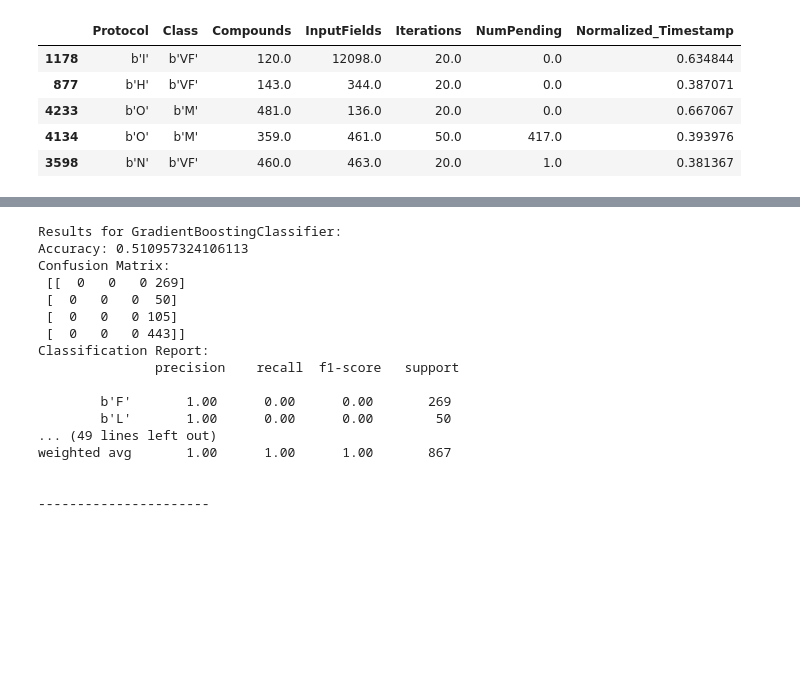
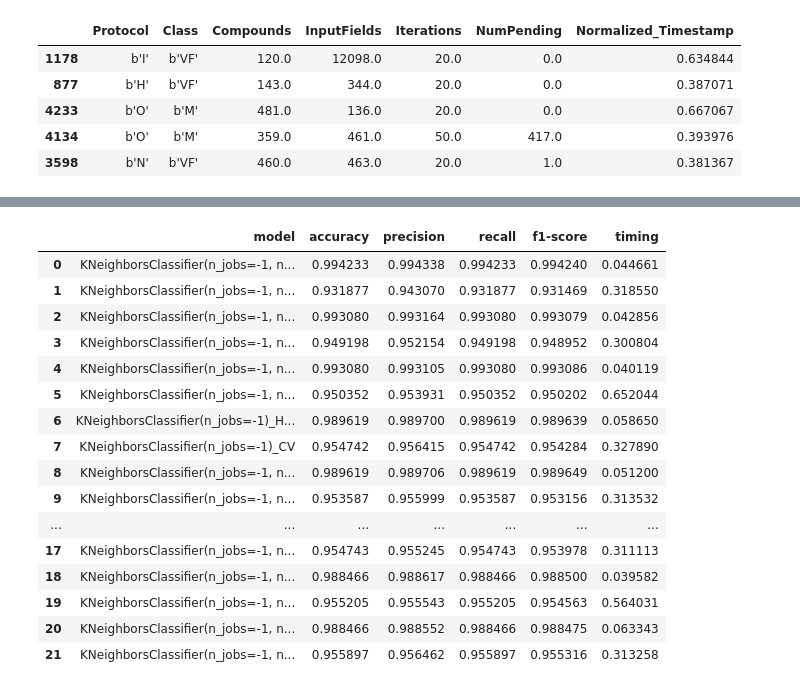
Before and after one commit to RabDou44/MachineLearning2024W, a Jupyter notebook: ass1/hpc_modelling.ipynb, the cells around one changed output, grey strips where cells are left out. Saved outputs shown, nothing was run; the diff lists cells and outputs as text; code cells hidden in the pictures; blank space fills up the shorter version.

```diff
--- a/ass1/hpc_modelling.ipynb
+++ b/ass1/hpc_modelling.ipynb
@@ -76,27 +70,23 @@ weighted avg       1.00      1.00      1.00       867
 # %%
-gradient_boosting_classifiers = [
-    GradientBoostingClassifier(n_estimators=1, random_state=42),
-    GradientBoostingClassifier(n_estimators=2, random_state=42),
-    GradientBoostingClassifier(n_estimators=3, random_state=42),
-]
-
-run_classifiers(gradient_boosting_classifiers)
+classifierKneighbors = [ KNeighborsClassifier(n_jobs=-1, n_neighbors=k) for k in range(2, 13)]
+resultsKNeighbors = evaluate_models(data, feature_structure, classifierKneighbors)
+resultsKNeighbors
 # %% [output]
-Results for GradientBoostingClassifier:
-Accuracy: 0.510957324106113
-Confusion Matrix:
- [[  0   0   0 269]
- [  0   0   0  50]
- [  0   0   0 105]
- [  0   0   0 443]]
-Classification Report:
-               precision    recall  f1-score   support
-
-        b'F'       1.00      0.00      0.00       269
-        b'L'       1.00      0.00      0.00        50
-... (49 lines left out)
-weighted avg       1.00      1.00      1.00       867
-
-
-----------------------
+|  | model | accuracy | precision | recall | f1-score | timing |
+| 0 | KNeighborsClassifier(n_jobs=-1, n... | 0.994233 | 0.994338 | 0.994233 | 0.994240 | 0.044661 |
+| 1 | KNeighborsClassifier(n_jobs=-1, n... | 0.931877 | 0.943070 | 0.931877 | 0.931469 | 0.318550 |
+| 2 | KNeighborsClassifier(n_jobs=-1, n... | 0.993080 | 0.993164 | 0.993080 | 0.993079 | 0.042856 |
+| 3 | KNeighborsClassifier(n_jobs=-1, n... | 0.949198 | 0.952154 | 0.949198 | 0.948952 | 0.300804 |
+| 4 | KNeighborsClassifier(n_jobs=-1, n... | 0.993080 | 0.993105 | 0.993080 | 0.993086 | 0.040119 |
+| 5 | KNeighborsClassifier(n_jobs=-1, n... | 0.950352 | 0.953931 | 0.950352 | 0.950202 | 0.652044 |
+| 6 | KNeighborsClassifier(n_jobs=-1)_H... | 0.989619 | 0.989700 | 0.989619 | 0.989639 | 0.058650 |
+| 7 | KNeighborsClassifier(n_jobs=-1)_CV | 0.954742 | 0.956415 | 0.954742 | 0.954284 | 0.327890 |
+| 8 | KNeighborsClassifier(n_jobs=-1, n... | 0.989619 | 0.989706 | 0.989619 | 0.989649 | 0.051200 |
+| 9 | KNeighborsClassifier(n_jobs=-1, n... | 0.953587 | 0.955999 | 0.953587 | 0.953156 | 0.313532 |
+| ... | ... | ... | ... | ... | ... | ... |
+| 17 | KNeighborsClassifier(n_jobs=-1, n... | 0.954743 | 0.955245 | 0.954743 | 0.953978 | 0.311113 |
+| 18 | KNeighborsClassifier(n_jobs=-1, n... | 0.988466 | 0.988617 | 0.988466 | 0.988500 | 0.039582 |
+| 19 | KNeighborsClassifier(n_jobs=-1, n... | 0.955205 | 0.955543 | 0.955205 | 0.954563 | 0.564031 |
+| 20 | KNeighborsClassifier(n_jobs=-1, n... | 0.988466 | 0.988552 | 0.988466 | 0.988475 | 0.063343 |
+| 21 | KNeighborsClassifier(n_jobs=-1, n... | 0.955897 | 0.956462 | 0.955897 | 0.955316 | 0.313258 |
 # %%
```
Also changed, not shown: parts of 11 cells of this notebook.
